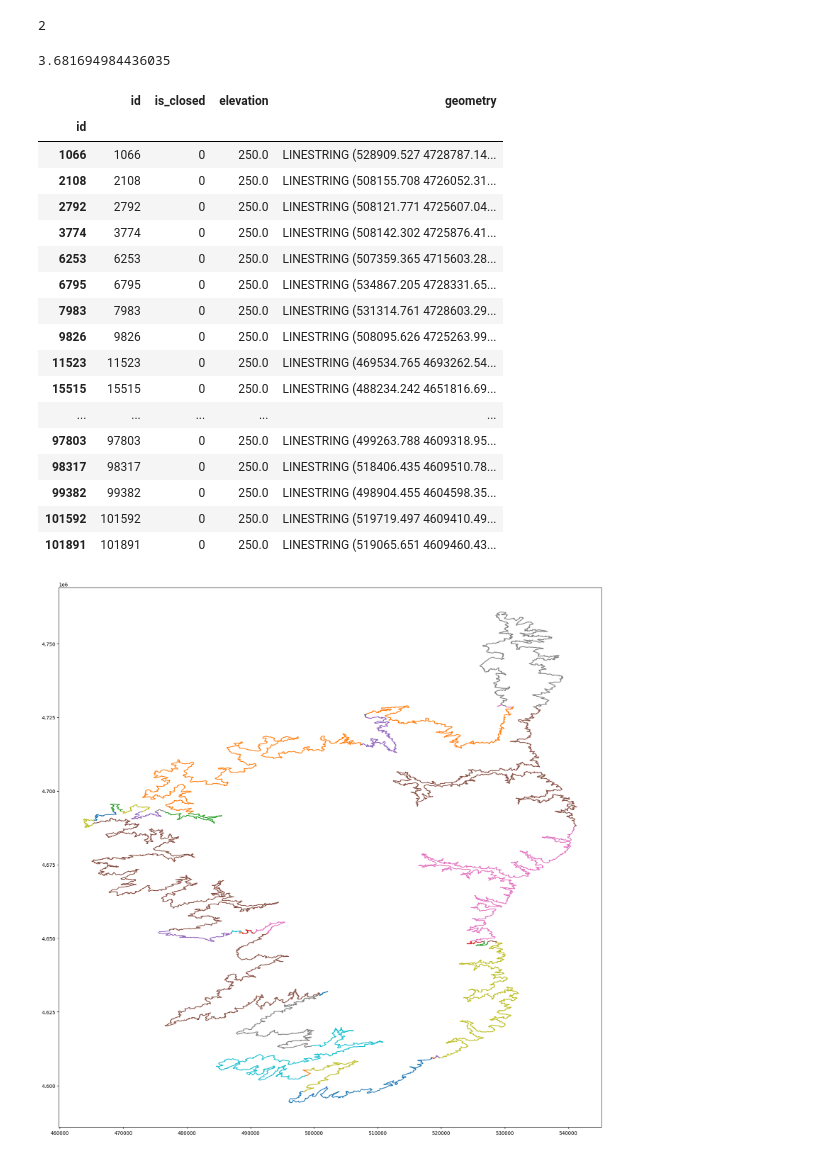
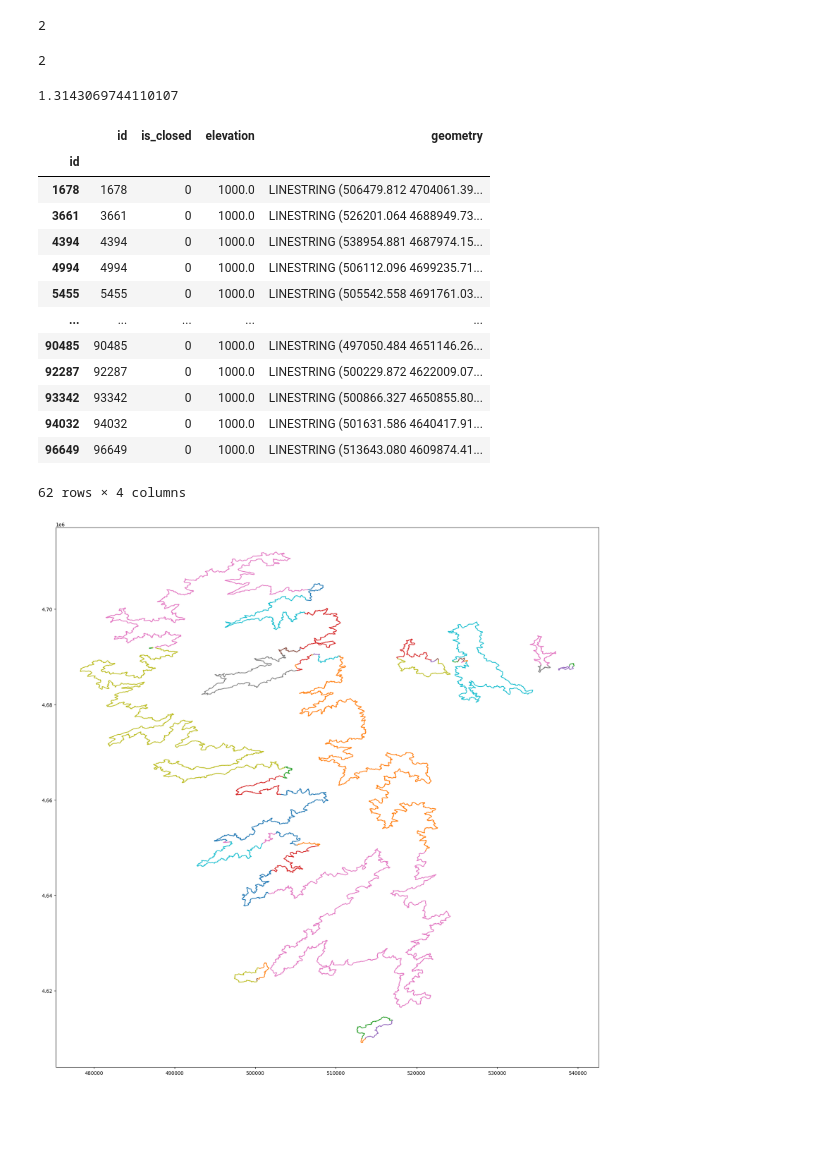
Before and after one commit to pierremennesson/contours_lines, a Jupyter notebook: contours_merging.ipynb, the cells around one changed output. Saved outputs shown, nothing was run; the diff lists cells and outputs as text; code cells hidden in the pictures; blank space fills up the shorter version.

```diff
--- a/contours_merging.ipynb
+++ b/contours_merging.ipynb
@@ -23,45 +23,53 @@ from lib_merging import *
 import mysql.connector
 # %%
 
-cnx = mysql.connector.connect(user='spirz',
-                              password='this_is_my_PASSWORD_m8',
-                              host='localhost',
-                              database='dem_from_contours_lines',
-                              autocommit=True)
-cursor = cnx.cursor(buffered=True,dictionary=True)
+user='spirz'
+password='this_is_my_PASSWORD_m8'
+host='localhost'
+database='dem_from_contours_lines'
 contours_lines_table_name='contours_lines'
+osm_nodes_table_name="osm_nodes"
+osm_edges_table_name="osm_edges"
+intersections_table_name="intersections"
+
+
 2
 # %% [output]
 2
+# %%
+DBM=DataBaseManager(user=user,password=password,host=host,database=database,
+            contours_lines_table_name=contours_lines_table_name,
+            osm_nodes_table_name=osm_nodes_table_name,
+            osm_edges_table_name=osm_edges_table_name,
+            intersections_table_name=intersections_table_name)
+2
+# %% [output]
+2
 # %%
-level=250
+level=1000
 t1=time.time()
-level_open_contours_df=get_level_contours_df(cursor,level,is_closed=False)
+level_open_contours_df=DBM.get_level_contours_df(level,is_closed=False)
 crs=level_open_contours_df.estimate_utm_crs()
 level_open_contours_df=level_open_contours_df.to_crs(crs)
 t2=time.time()
 print(t2-t1)
 level_open_contours_df
 # %% [output]
-3.681694984436035
+1.3143069744110107
 |  | id | is_closed | elevation | geometry |
 | id |  |  |  |  |
-| 1066 | 1066 | 0 | 250.0 | LINESTRING (528909.527 4728787.14... |
-| 2108 | 2108 | 0 | 250.0 | LINESTRING (508155.708 4726052.31... |
-| 2792 | 2792 | 0 | 250.0 | LINESTRING (508121.771 4725607.04... |
-| 3774 | 3774 | 0 | 250.0 | LINESTRING (508142.302 4725876.41... |
-| 6253 | 6253 | 0 | 250.0 | LINESTRING (507359.365 4715603.28... |
-| 6795 | 6795 | 0 | 250.0 | LINESTRING (534867.205 4728331.65... |
-| 7983 | 7983 | 0 | 250.0 | LINESTRING (531314.761 4728603.29... |
-| 9826 | 9826 | 0 | 250.0 | LINESTRING (508095.626 4725263.99... |
-| 11523 | 11523 | 0 | 250.0 | LINESTRING (469534.765 4693262.54... |
-| 15515 | 15515 | 0 | 250.0 | LINESTRING (488234.242 4651816.69... |
+| 1678 | 1678 | 0 | 1000.0 | LINESTRING (506479.812 4704061.39... |
+| 3661 | 3661 | 0 | 1000.0 | LINESTRING (526201.064 4688949.73... |
+| 4394 | 4394 | 0 | 1000.0 | LINESTRING (538954.881 4687974.15... |
+| 4994 | 4994 | 0 | 1000.0 | LINESTRING (506112.096 4699235.71... |
+| 5455 | 5455 | 0 | 1000.0 | LINESTRING (505542.558 4691761.03... |
 | ... | ... | ... | ... | ... |
-| 97803 | 97803 | 0 | 250.0 | LINESTRING (499263.788 4609318.95... |
-| 98317 | 98317 | 0 | 250.0 | LINESTRING (518406.435 4609510.78... |
-| 99382 | 99382 | 0 | 250.0 | LINESTRING (498904.455 4604598.35... |
-| 101592 | 101592 | 0 | 250.0 | LINESTRING (519719.497 4609410.49... |
-| 101891 | 101891 | 0 | 250.0 | LINESTRING (519065.651 4609460.43... |
+| 90485 | 90485 | 0 | 1000.0 | LINESTRING (497050.484 4651146.26... |
+| 92287 | 92287 | 0 | 1000.0 | LINESTRING (500229.872 4622009.07... |
+| 93342 | 93342 | 0 | 1000.0 | LINESTRING (500866.327 4650855.80... |
+| 94032 | 94032 | 0 | 1000.0 | LINESTRING (501631.586 4640417.91... |
+| 96649 | 96649 | 0 | 1000.0 | LINESTRING (513643.080 4609874.41... |
+62 rows × 4 columns
 # %%
 plt.rcParams['figure.figsize']=(20,20)
 
@@ -69,7 +77,7 @@ for ls in level_open_contours_df['geometry']:
     coords=np.array(ls.coords)
     plt.plot(coords[:,0],coords[:,1])
 # %% [output]
-[figure, old version]
+[figure, new version]
 # %%
 t1=time.time()
 G_extremities=build_open_contour_graph(level_open_contours_df,max_distance=1)
```
Also changed, not shown: parts of 5 cells of this notebook, 9 other files.
